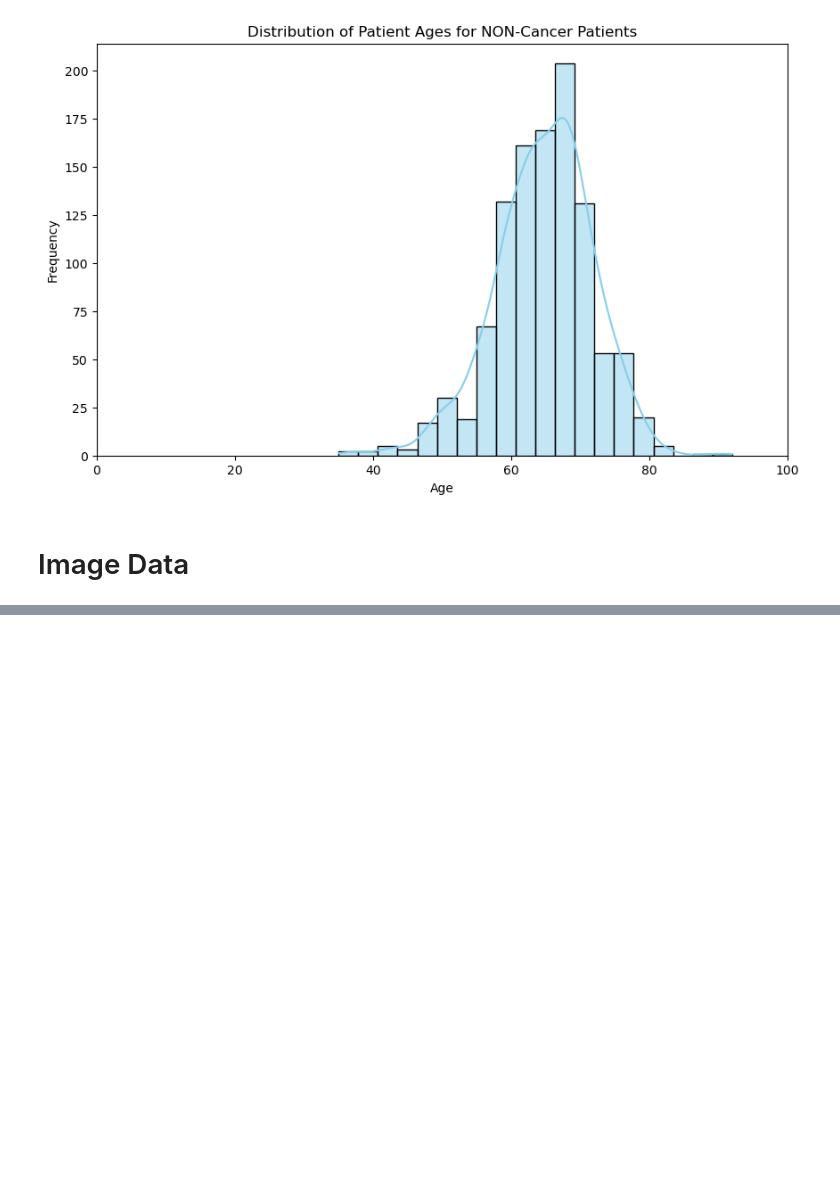
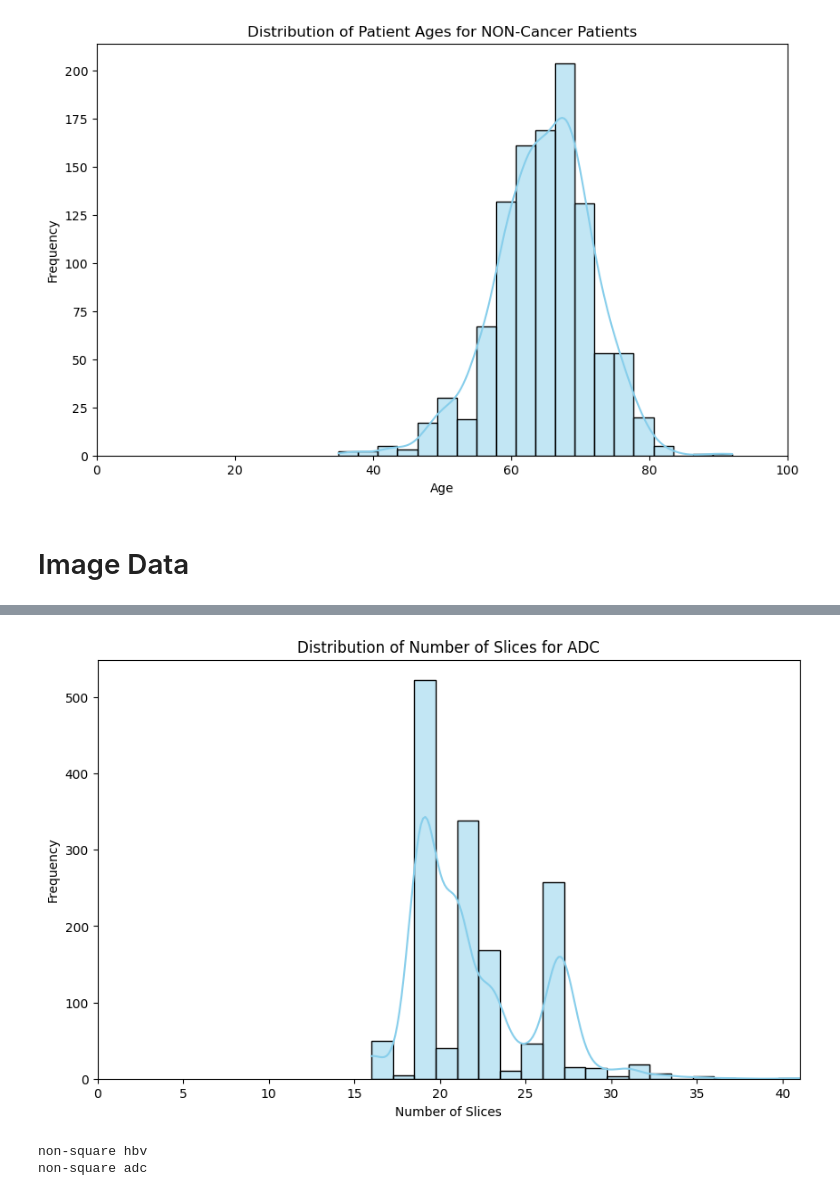
Before and after one commit to Kimberly97llp/cvproject, a Jupyter notebook: EDA.ipynb, the cells around one changed output, grey strips where cells are left out. Saved outputs shown, nothing was run; the diff lists cells and outputs as text; code cells hidden in the pictures; blank space fills up the shorter version.

```diff
--- a/EDA.ipynb
+++ b/EDA.ipynb
@@ -133,0 +277,24 @@ plot_histogram(no_cancer['patient_age'], 'Distribution of Patient Ages for NON-C
+# %%
+plot_histogram(num_slices[2], 'Distribution of Number of Slices for ADC', 'Number of Slices', 'Frequency', x_range=(0, max(num_slices[2])))
+# %% [output]
+[figure, added]
+# %%
+# are all the images squares?
+
+t2w = False
+hbv = False
+adc = False
+
+for i in range(len(num_slices[0])):
+  if (sizes[0][i][0] != sizes[0][i][1] and not t2w):
+    print("non-square t2w")
+    t2w = True
+  if (sizes[1][i][0] != sizes[1][i][1] and not hbv):
+    print("non-square hbv")
+    hbv = True
+  if (sizes[2][i][0] != sizes[2][i][1] and not adc):
+    print("non-square adc")
+    adc = True
+# %% [output]
+non-square hbv
+non-square adc
```
Also changed, not shown: parts of 17 cells of this notebook.
